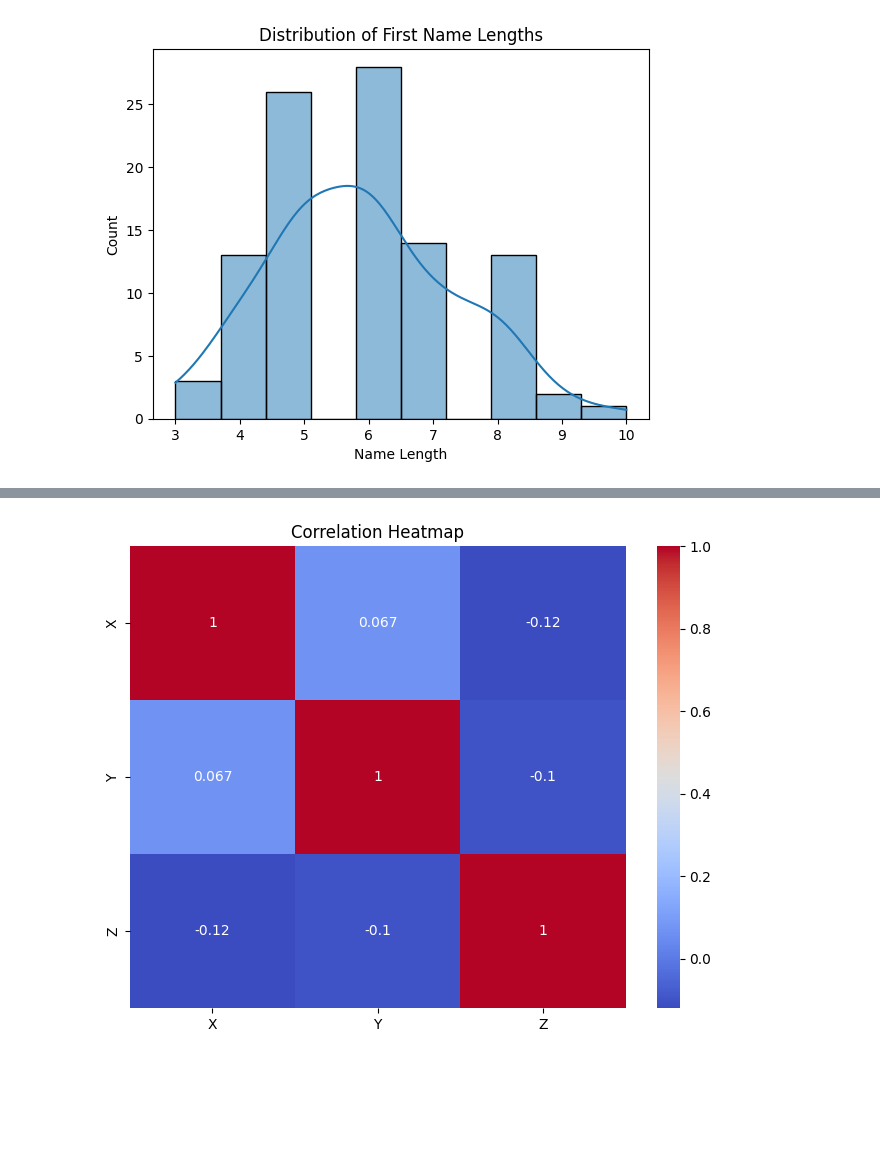
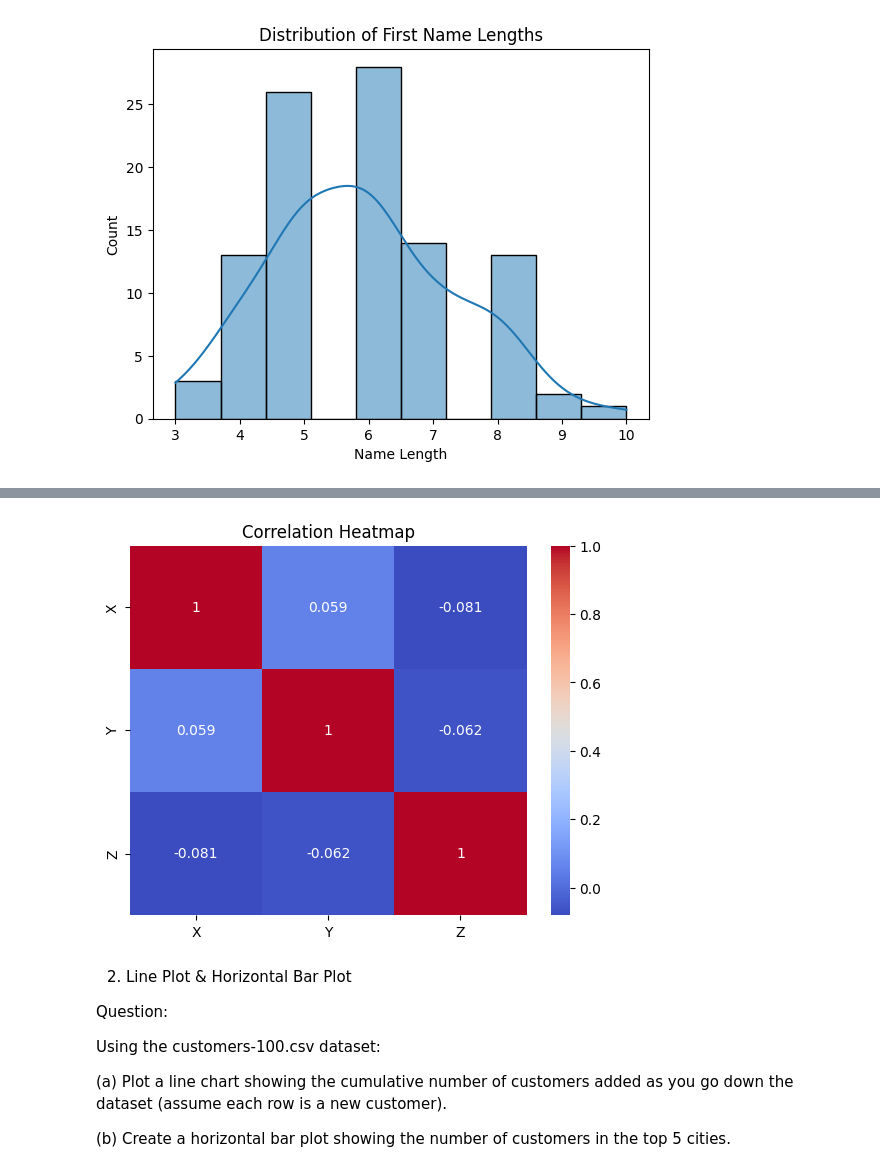
Before and after one commit to 0001Moksh/ML-course-day-12-to-21, a Jupyter notebook: Day15.ipynb, the cells around one changed output, grey strips where cells are left out. Saved outputs shown, nothing was run; the diff lists cells and outputs as text; code cells hidden in the pictures; blank space fills up the shorter version.

```diff
--- a/Day15.ipynb
+++ b/Day15.ipynb
@@ -143,14 +145,23 @@ df[['X','Y','Z']]
 # %%
 # 4. Heatmap (Correlation Plot - Simulated Numeric Data)import numpy as np
 # "Multiple numerical columns ke beech ke relationship (correlation) ko dikhata hai."
 import numpy as np
 df['X'] = np.random.randint(10, 100, size=100)
 df['Y'] = np.random.randint(20, 200, size=100)
 df['Z'] = np.random.randint(5, 150, size=100)
 
-plt.figure(figsize=(8,6))
 sns.heatmap(df[['X','Y','Z']].corr(), annot=True, cmap='coolwarm')
 plt.title("Correlation Heatmap")
 plt.show()
 # %% [output]
-[figure, old version]
+[figure, new version]
+# %% [markdown]
+2. Line Plot & Horizontal Bar Plot
+
+Question:
+
+Using the customers-100.csv dataset:
+
+(a) Plot a line chart showing the cumulative number of customers added as you go down the dataset (assume each row is a new customer).
+
+(b) Create a horizontal bar plot showing the number of customers in the top 5 cities.
```
Also changed, not shown: parts of 8 cells of this notebook, 1 other file.
